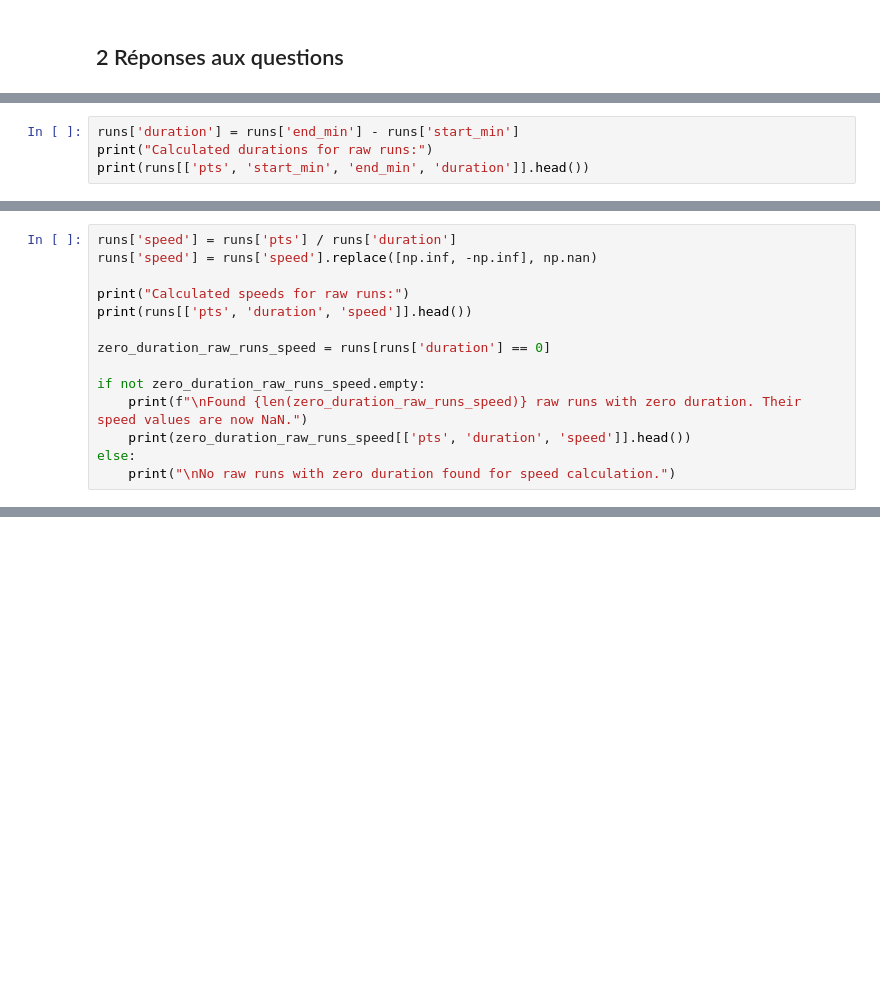
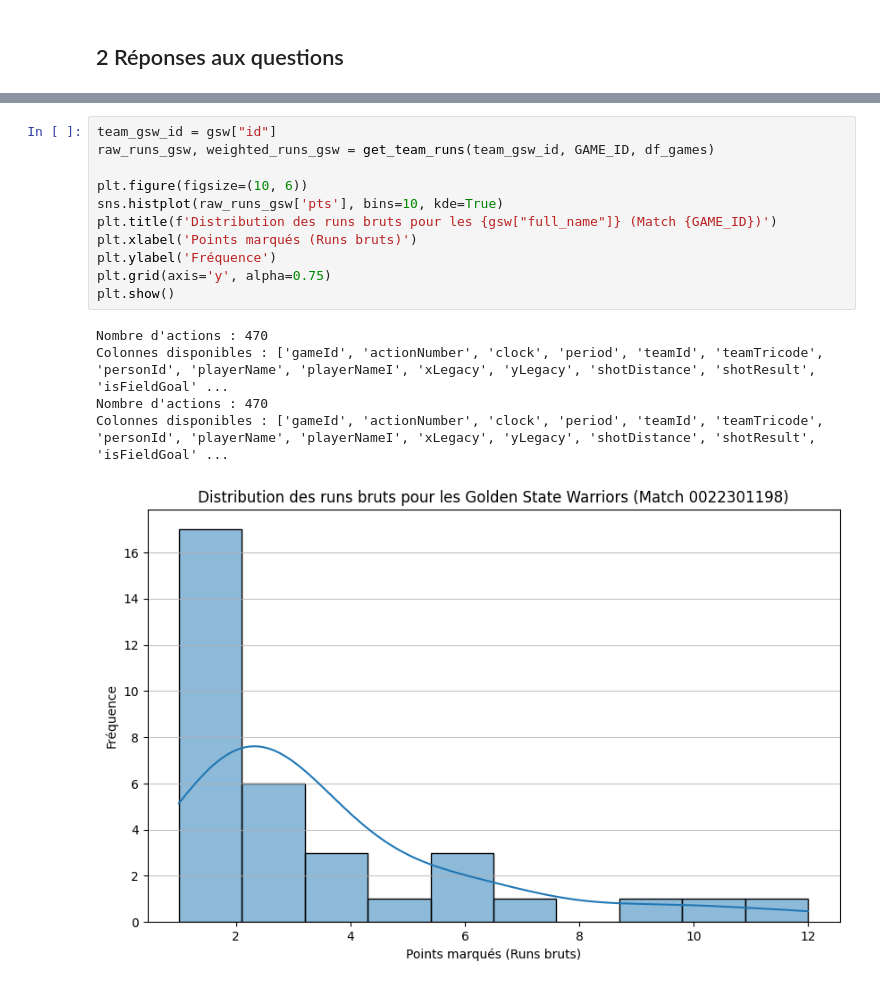
Before and after one commit to Lduvignacq/Analyse-statistique-du-momentum-dans-le-sport---Application-la-NBA, a Jupyter notebook: analyse_EVT.ipynb, the cells around one changed output, grey strips where cells are left out. Cells and saved outputs as stored; diff of their text form; blank space fills up the shorter version.

```diff
--- a/analyse_EVT.ipynb
+++ b/analyse_EVT.ipynb
@@ -1120,4 +407,0 @@ GEV parameters for Blowout Scores:
-# %%
-runs['duration'] = runs['end_min'] - runs['start_min']
-print("Calculated durations for raw runs:")
-print(runs[['pts', 'start_min', 'end_min', 'duration']].head())
@@ -1191,14 +407,0 @@ plt.show()
-# %%
-runs['speed'] = runs['pts'] / runs['duration']
-runs['speed'] = runs['speed'].replace([np.inf, -np.inf], np.nan)
-
-print("Calculated speeds for raw runs:")
-print(runs[['pts', 'duration', 'speed']].head())
-
-zero_duration_raw_runs_speed = runs[runs['duration'] == 0]
-
-if not zero_duration_raw_runs_speed.empty:
-    print(f"\nFound {len(zero_duration_raw_runs_speed)} raw runs with zero duration. Their speed values are now NaN.")
-    print(zero_duration_raw_runs_speed[['pts', 'duration', 'speed']].head())
-else:
-    print("\nNo raw runs with zero duration found for speed calculation.")
@@ -1351,0 +463,17 @@ Average final score difference (weighted runs): 5.65 points
+# %%
+team_gsw_id = gsw["id"]
+raw_runs_gsw, weighted_runs_gsw = get_team_runs(team_gsw_id, GAME_ID, df_games)
+
+plt.figure(figsize=(10, 6))
+sns.histplot(raw_runs_gsw['pts'], bins=10, kde=True)
+plt.title(f'Distribution des runs bruts pour les {gsw["full_name"]} (Match {GAME_ID})')
+plt.xlabel('Points marqués (Runs bruts)')
+plt.ylabel('Fréquence')
+plt.grid(axis='y', alpha=0.75)
+plt.show()
+# %% [output]
+Nombre d'actions : 470
+Colonnes disponibles : ['gameId', 'actionNumber', 'clock', 'period', 'teamId', 'teamTricode', 'personId', 'playerName', 'playerNameI', 'xLegacy', 'yLegacy', 'shotDistance', 'shotResult', 'isFieldGoal' ...
+Nombre d'actions : 470
+Colonnes disponibles : ['gameId', 'actionNumber', 'clock', 'period', 'teamId', 'teamTricode', 'personId', 'playerName', 'playerNameI', 'xLegacy', 'yLegacy', 'shotDistance', 'shotResult', 'isFieldGoal' ...
+[figure, added]
```
Also changed, not shown: parts of 105 cells of this notebook.
